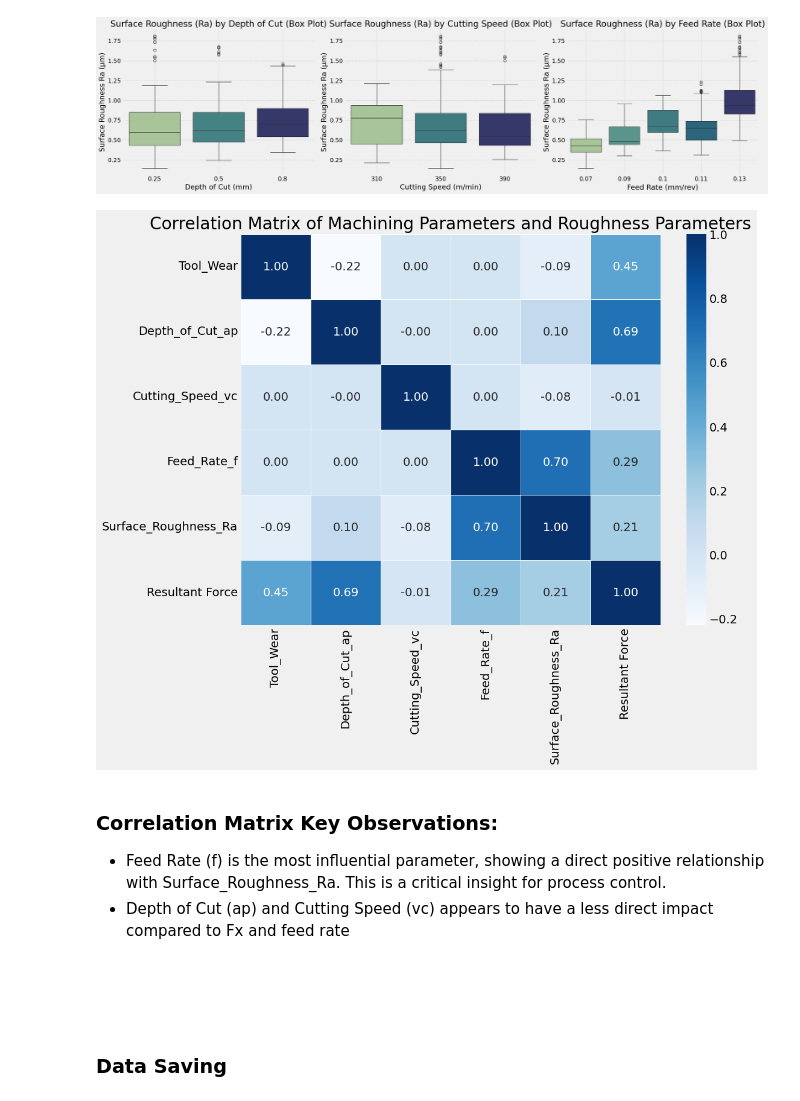
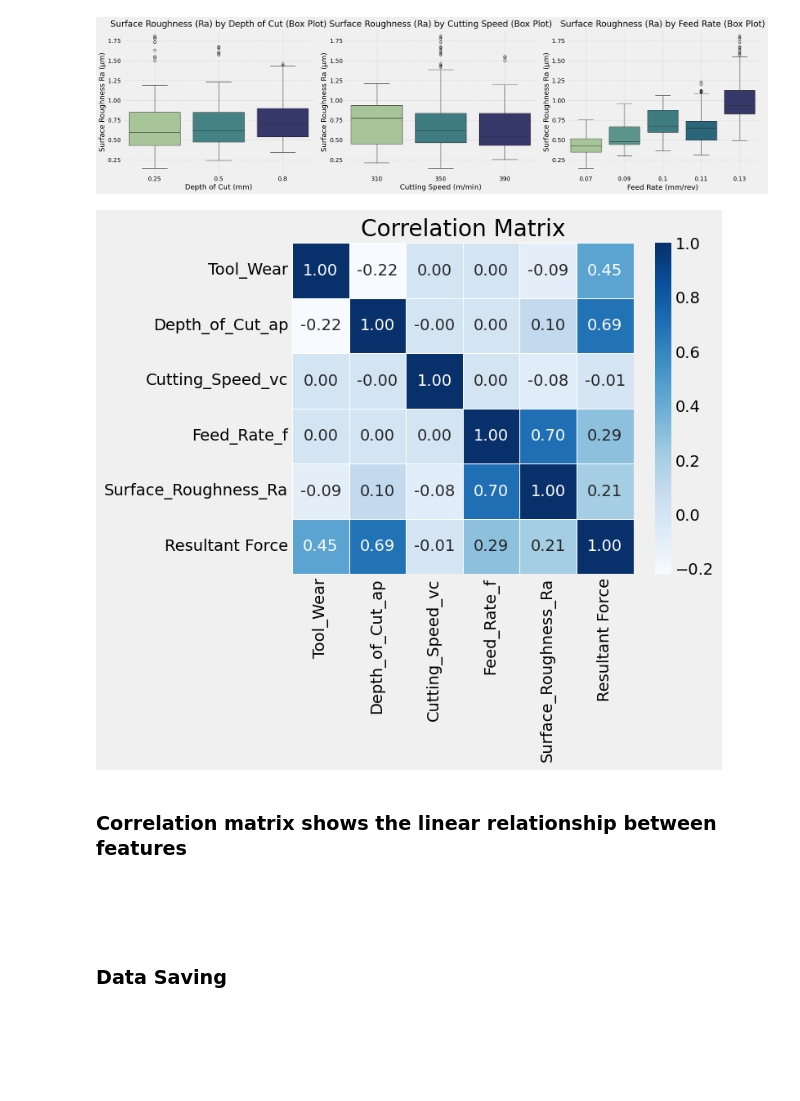
Before and after one commit to BraynerSantos/Surface_Roughness, a Jupyter notebook: notebook/Surface_Roughness.ipynb, the cells around one changed output. Saved outputs shown, nothing was run; the diff lists cells and outputs as text; code cells hidden in the pictures; blank space fills up the shorter version.

```diff
--- a/notebook/Surface_Roughness.ipynb
+++ b/notebook/Surface_Roughness.ipynb
@@ -382,20 +376,18 @@ plt.show()
 # %% [output]
 [figure]
 # %%
-#Correlation Analysis
-plt.figure(figsize=(10, 8))
+#Correlation Matrix
+
+plt.figure(figsize=(6, 5))
 correlation_matrix = merged_df.corr()
 sns.heatmap(correlation_matrix, annot=True, cmap='Blues', fmt=".2f", linewidths=.5)
-plt.title('Correlation Matrix of Machining Parameters and Roughness Parameters')
+plt.title('Correlation Matrix')
 plt.show()
 # %% [output]
-[figure, old version]
+[figure, new version]
 # %% [markdown]
-### Correlation Matrix Key Observations:
-
-- Feed Rate (f) is the most influential parameter, showing a direct positive relationship with Surface_Roughness_Ra. This is a critical insight for process control.
-- Depth of Cut (ap) and Cutting Speed (vc) appears to have a less direct impact compared to Fx and feed rate
-  <br><br><br><br>
+### Correlation matrix shows the linear relationship between features
+  <br><br>
 # %% [markdown]
 ### Data Saving
 # %%
```
Also changed, not shown: parts of 45 cells of this notebook, 10 other files.
